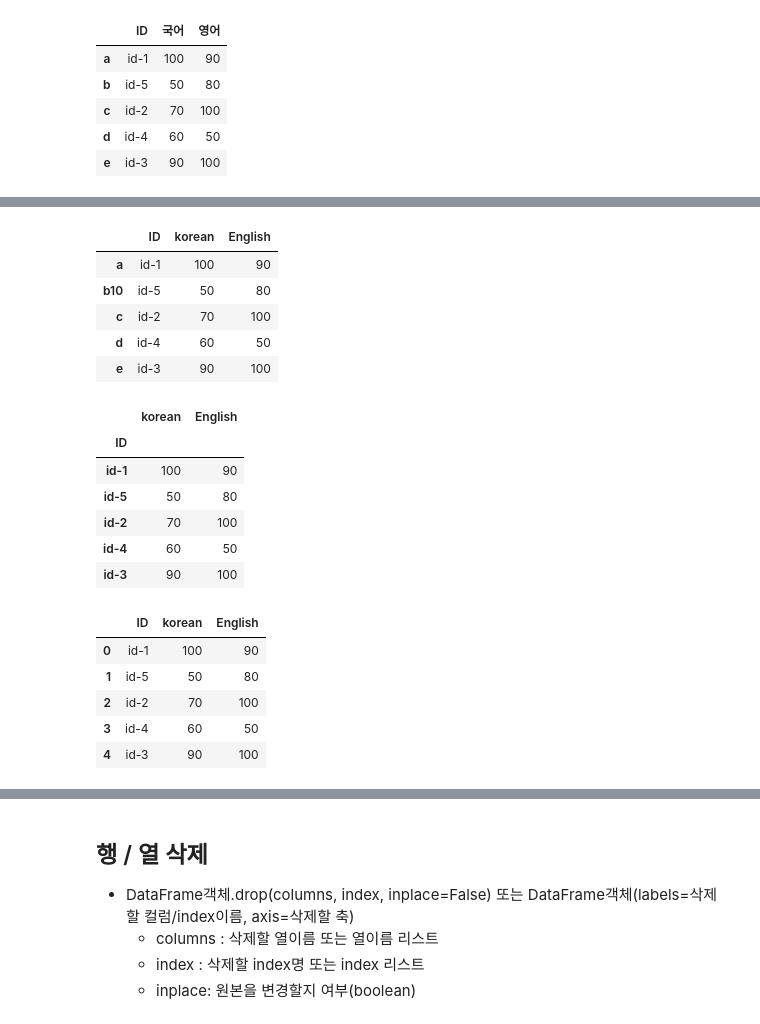
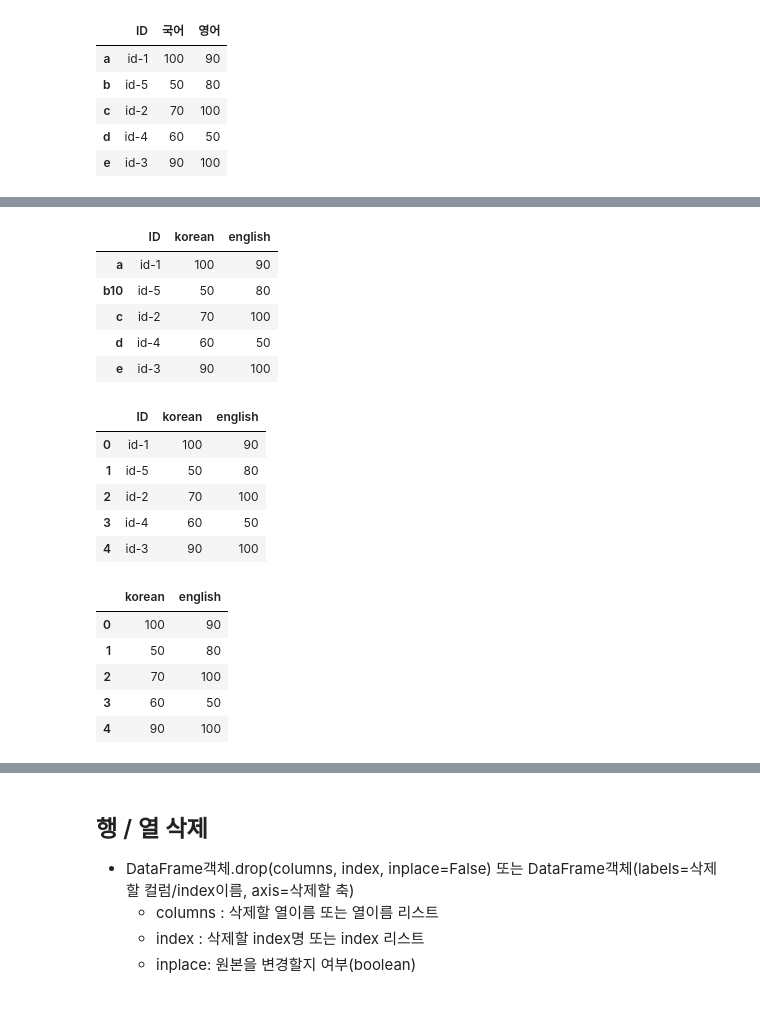
Before and after one commit to Hello-Worker/TIL, a Jupyter notebook: Pandas/02_Pandas_DataFrame_.ipynb, the cells around one changed output, grey strips where cells are left out. Cells and saved outputs as stored; diff of their text form; code cells hidden in the pictures.

```diff
--- a/Pandas/02_Pandas_DataFrame_.ipynb
+++ b/Pandas/02_Pandas_DataFrame_.ipynb
@@ -602,4 +589,4 @@ grade
 | 3 | id-4 | 60 | 50 |
 | 4 | id-3 | 90 | 100 |
 # %%
-grade.columns[1] = '국어' #하나씩 변경은 안됨.
+# grade.clumns[1] ='국어' # 하나씩 변경은 안됨.
@@ -637,14 +631,14 @@ grade.rename(columns=d)
 # Korean - korean, english
 d = {
     'Korean':'korean',
-    'English':'English'
+    'English':'english'
 }
-grade.rename(mapper=d, axis=1, inplace=True)
+grade.rename(mapper=d, axis=1, inplace=True) #inplace는 원본을 바꾸겠다는 뜻
 # %%
 # grade.rename(index={'a':'a1'})
 grade.rename({'b':'b10'}, axis=0)
 # %% [output]
-|  | ID | korean | English |
+|  | ID | korean | english |
 | a | id-1 | 100 | 90 |
 | b10 | id-5 | 50 | 80 |
 | c | id-2 | 70 | 100 |
@@ -655,19 +649,20 @@ grade.set_index('ID', inplace=True) #ID컬럼의 값들을 index로 지정
+# %%
+grade.reset_index(inplace=True) # 원상복귀
 # %%
 grade
 # %% [output]
-|  | korean | English |
-| ID |  |  |
-| id-1 | 100 | 90 |
-| id-5 | 50 | 80 |
-| id-2 | 70 | 100 |
-| id-4 | 60 | 50 |
-| id-3 | 90 | 100 |
+|  | ID | korean | english |
+| 0 | id-1 | 100 | 90 |
+| 1 | id-5 | 50 | 80 |
+| 2 | id-2 | 70 | 100 |
+| 3 | id-4 | 60 | 50 |
+| 4 | id-3 | 90 | 100 |
 # %%
-grade.reset_index()
+grade.reset_index(drop=True) # ID컬럼을 없애라.
 # %% [output]
-|  | ID | korean | English |
-| 0 | id-1 | 100 | 90 |
-| 1 | id-5 | 50 | 80 |
-| 2 | id-2 | 70 | 100 |
-| 3 | id-4 | 60 | 50 |
-| 4 | id-3 | 90 | 100 |
+|  | korean | english |
+| 0 | 100 | 90 |
+| 1 | 50 | 80 |
+| 2 | 70 | 100 |
+| 3 | 60 | 50 |
+| 4 | 90 | 100 |
```
Also changed, not shown: parts of 53 cells of this notebook.
